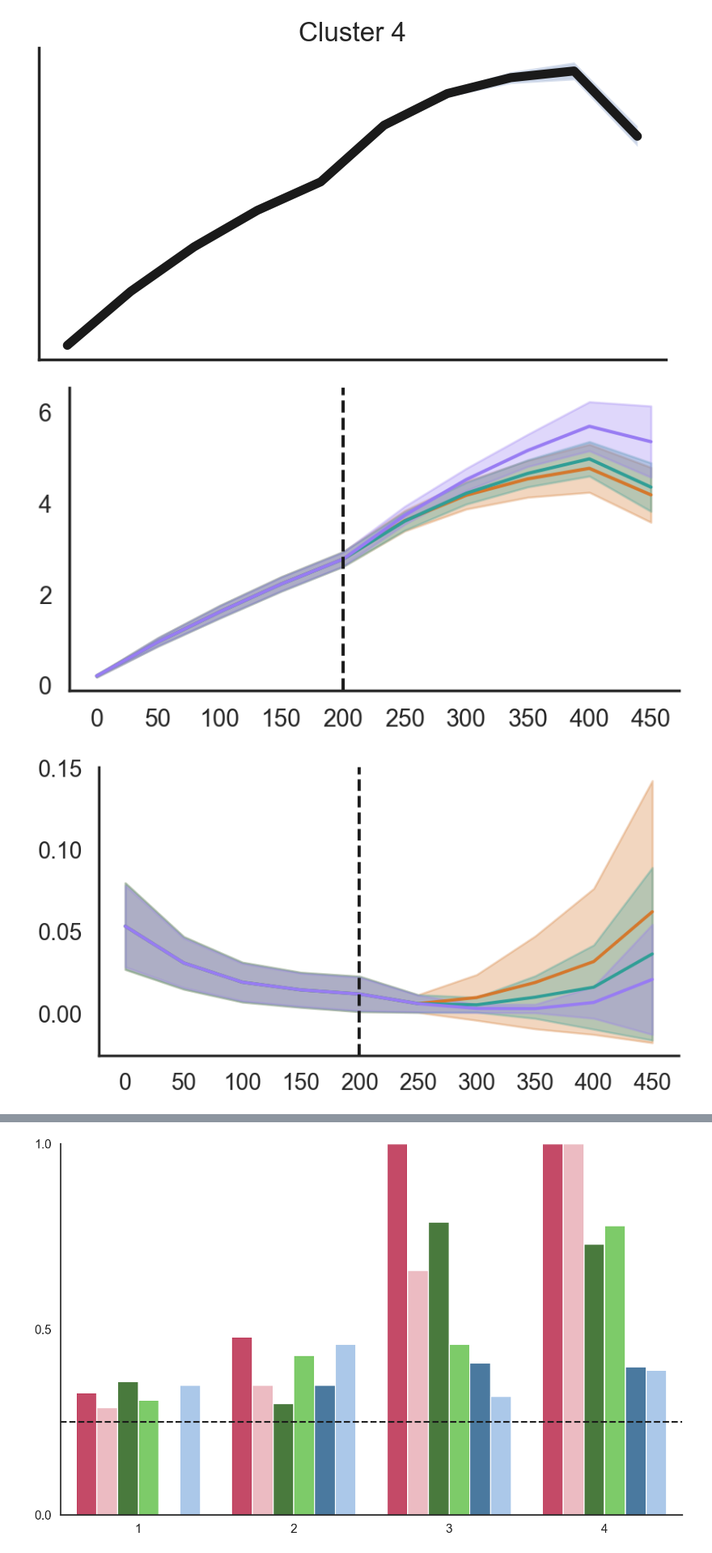
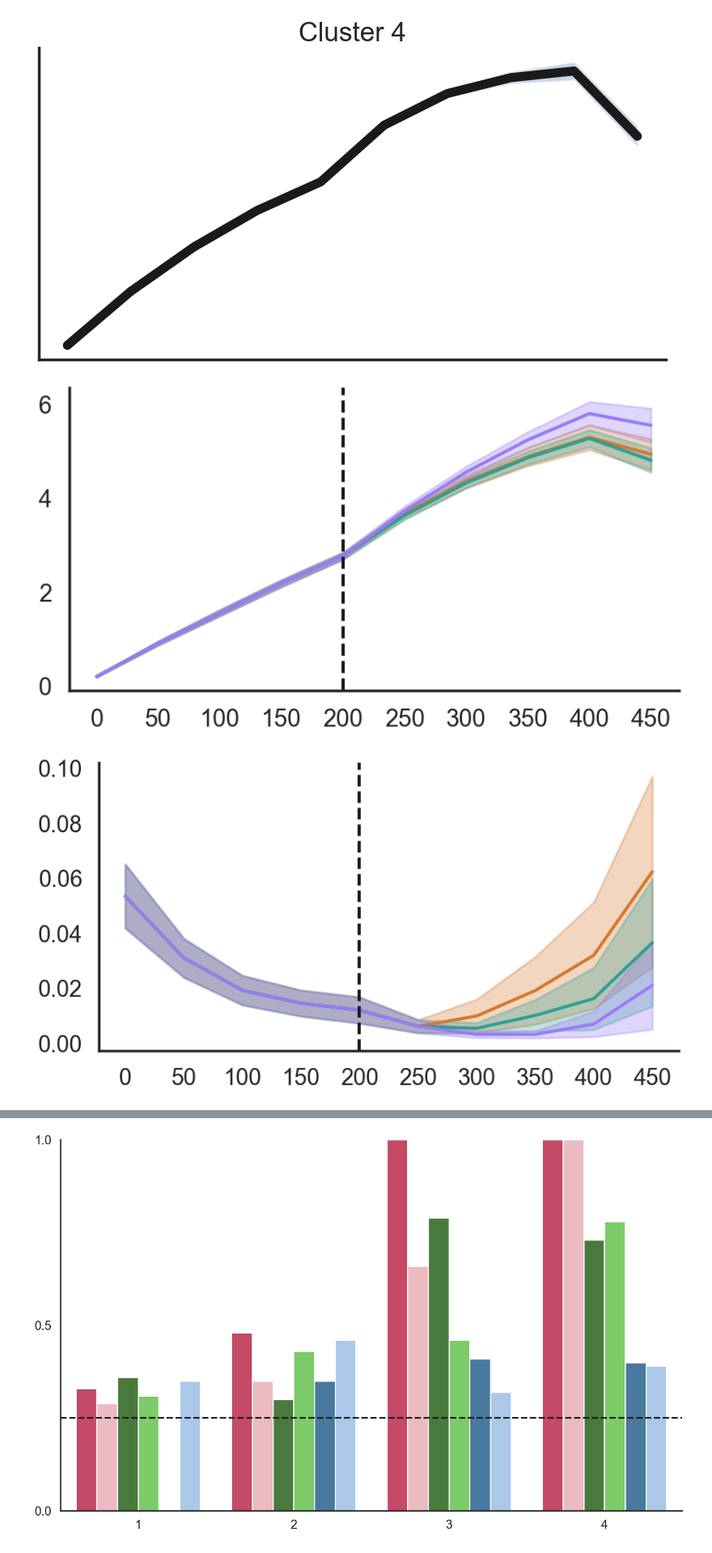
Before and after one commit to sh4r11f/illusion-rnn, a Jupyter notebook: notebooks/TAM_analysis.ipynb, the cells around one changed output, grey strips where cells are left out. Shown at 81% size. Drawn from its saved outputs; the diff is of its cells as text; code cells hidden in the pictures.

```diff
--- a/notebooks/TAM_analysis.ipynb
+++ b/notebooks/TAM_analysis.ipynb
@@ -155,7 +154,7 @@ test_accuracies = defaultdict()
 test_activities = defaultdict()
 infos = defaultdict()
 for et, dataset in tam_test_datasets.items():
-    info, activity, test_acc = net.test_rnn(100, dataset)
+    info, activity, test_acc = net.test_rnn(500, dataset)
     infos[et] = info
     test_accuracies[et] = test_acc
     test_activities[et] = activity
@@ -180,0 +182,10 @@ accuracy_labels = {
+# %%
+# Test on other environments
+n_runs = 50
+orig_acc = np.zeros((len(tam_test_datasets), n_runs))
+test_accuracies = defaultdict()
+
+for r in range(n_runs):
+    for i, (et, dataset) in enumerate(tam_test_datasets.items()):
+        _, _, test_acc = net.test_rnn(100, dataset)
+        orig_acc[i, r] = test_acc
@@ -639,10 +677,11 @@ ax.set_xticks([])
 # for spine in ax.spines.values():
 #     spine.set_visible(False)
 # remove y spine
-ax.spines["left"].set_visible(False)
+# ax.spines["left"].set_visible(False)
 
 # Remove y axis
-ax.yaxis.set_visible(False)
+# ax.yaxis.set_visible(False)
+ax.set_yticklabels([])
 plt.show()
 
 fig.savefig(FIG_DIR / 'TAM-basic_TAM-all_pca_dendrogram_256_clusters-3.png')
@@ -651,7 +690,7 @@ fig.savefig(FIG_DIR / 'TAM-basic_TAM-all_pca_dendrogram_256_clusters-3.png')
 # %%
 # Initialize a StandardScaler
 X = data.reshape(-1, data.shape[-1])
-
+n_clusters = 3
 # Perform Agglomerative Clustering
 cluster = AgglomerativeClustering(n_clusters=n_clusters, affinity='euclidean', linkage='ward')
 cluster.fit_predict(X.T)
@@ -690,7 +729,7 @@ for idx, (cluster, neuron_indices) in enumerate(cluster_dict.items()):
     # Plot the error bands
     ax.fill_between(range(n_timepoints), avg_timecourse - sem_timecourse, avg_timecourse + sem_timecourse, alpha=0.3)
 
-    ax.set_title(f"Cluster {cluster + 1}")
+    # ax.set_title(f"Cluster {cluster + 1}")
 
     # Add explicit xticklabels from 0 to 500 ms
     # ax.set_xticklabels(np.arange(0, 501, 100))
@@ -711,5 +750,5 @@ for idx, (cluster, neuron_indices) in enumerate(cluster_dict.items()):
     # plt.show()
 
     # save
-    # fig.savefig(str(FIG_DIR / f'TAM-basic_TAM-all_cluster{idx+1}_256.png'))
+    fig.savefig(str(FIG_DIR / f'TAM-basic_TAM-all_cluster{idx+1}_256_clusters-3.png'))
 # %% [output]
@@ -794,11 +833,16 @@ for idx, (cluster, neuron_indices) in enumerate(cluster_dict.items()):
 [figure]
 # %%
 # Initialize a StandardScaler
+data = np.stack(activity)
 X = data.reshape(-1, data.shape[-1])
+n_clusters = 3
+trial_infos = infos["square-tam-horizontal"]
+
 
 # Define your trial conditions and corresponding colors
 trial_conditions = [1, 2, 3]
 # colors = ['red', 'green', 'blue']
+husl_palette = sns.husl_palette(12, s=0.9, l=0.6)
 colors = [husl_palette[1], husl_palette[6], husl_palette[9]]
 color_map = dict(zip(trial_conditions, colors))
 
@@ -845,33 +889,33 @@ for idx, (cluster, neuron_indices) in enumerate(cluster_dict.items()):
         avg_all = avg_timecourse.mean(axis=1)
 
         # Plot the average timecourse and error bands with the corresponding color
         axs.plot(avg_all, color=color_map[condition])
         axs.fill_between(range(n_timepoints), avg_all - sem_timecourse, avg_all + sem_timecourse, color=color_map[condition], alpha=0.3)
 
         # axs.set_title(f"Cluster {cluster + 1}")
 
         # Add explicit xticklabels from 0 to 500 ms
         # print(axs.get_xticks())
         plt.xticks()
 
         axs.set_xticks(np.arange(0, 10))
         axs.set_xticklabels(np.arange(0, 500, 50))
     # Add xlabel
     # axs.set_xlabel('Time (ms)')
 
     # Add ylabel
     # axs.set_ylabel('Average activity (a.u.)')
 
     # Add line at 300ms
     axs.axvline(x=4, color='k', linestyle='--')
 
 
     # Show the plot
     # plt.tight_layout()
     plt.show()
 
     # save
-    fig.savefig(str(FIG_DIR / f'TAM-basic_TAM-all_cluster-{cluster + 1}_profile_256_clusters-3.png'))
+    # fig.savefig(str(FIG_DIR / f'TAM-basic_TAM-all_cluster-{cluster + 1}_profile_256_clusters-3.png'))
 # %% [output]
-[figure, old version]
+[figure, new version]
-[figure, old version]
+[figure, new version]
```
Also changed, not shown: parts of 26 cells of this notebook, 2 other files.
